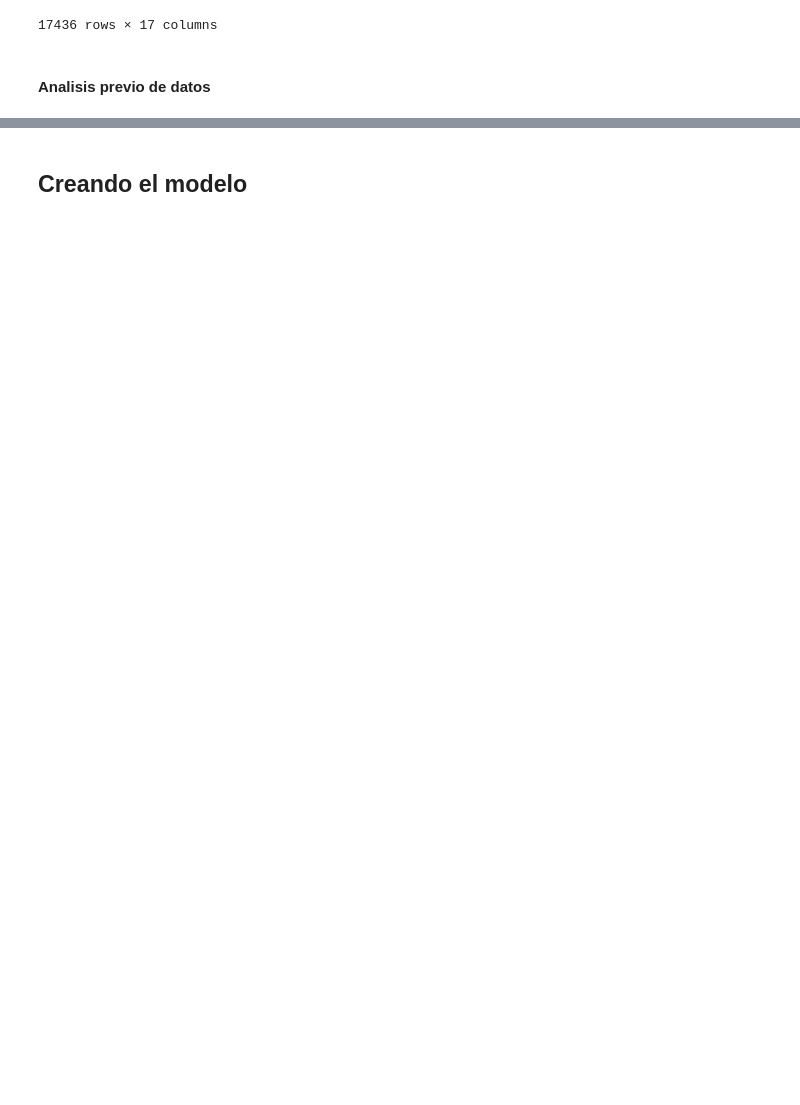
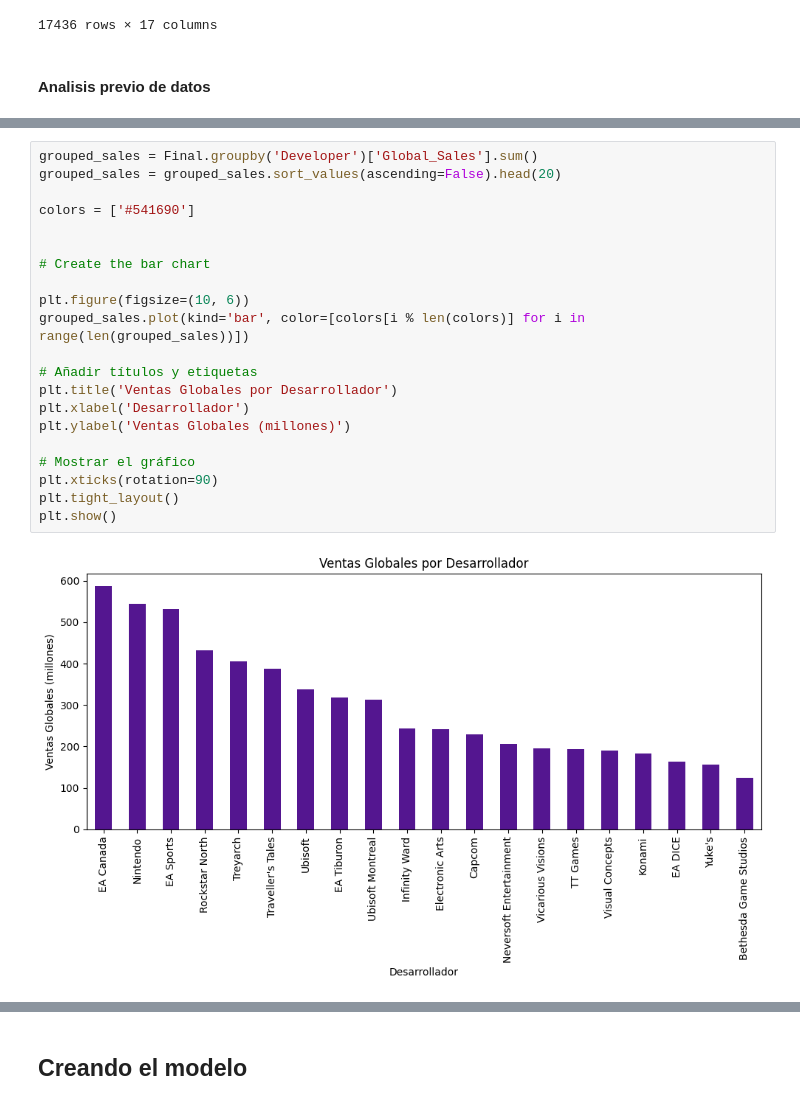
Before and after one commit to Fernanda-Bley/IIC2433-Grupo-3, a Jupyter notebook: Entrega-3/entrega-3-videogames.ipynb, the cells around one changed output, grey strips where cells are left out. Saved outputs shown, nothing was run; the diff lists cells and outputs as text; blank space fills up the shorter version.

```diff
--- a/Entrega-3/entrega-3-videogames.ipynb
+++ b/Entrega-3/entrega-3-videogames.ipynb
@@ -111 +120,24 @@ plt.show()
+# %%
+grouped_sales = Final.groupby('Developer')['Global_Sales'].sum()
+grouped_sales = grouped_sales.sort_values(ascending=False).head(20)
+
+colors = ['#541690']
+
+
+# Create the bar chart
+
+plt.figure(figsize=(10, 6))
+grouped_sales.plot(kind='bar', color=[colors[i % len(colors)] for i in range(len(grouped_sales))])
+
+# Añadir títulos y etiquetas
+plt.title('Ventas Globales por Desarrollador')
+plt.xlabel('Desarrollador')
+plt.ylabel('Ventas Globales (millones)')
+
+# Mostrar el gráfico
+plt.xticks(rotation=90)
+plt.tight_layout()
+plt.show()
+# %% [output]
+[figure, added]
 # %%
```
Also changed, not shown: parts of 24 cells of this notebook, 1 other file.
